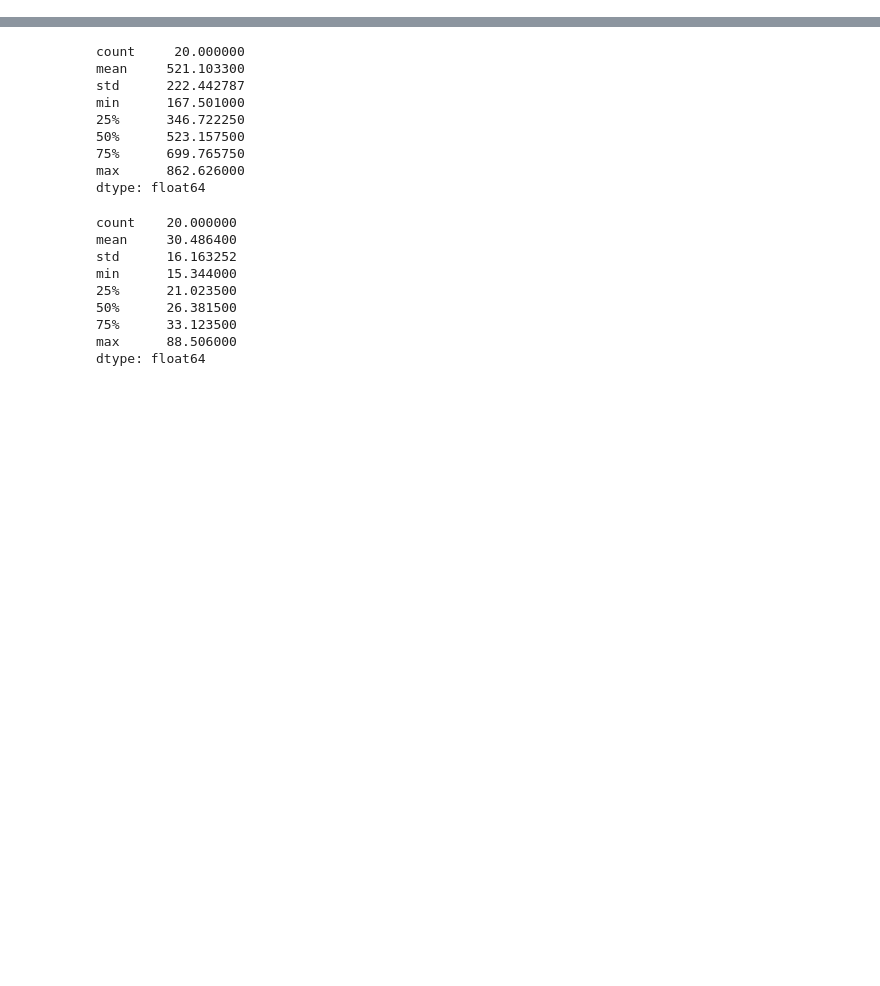
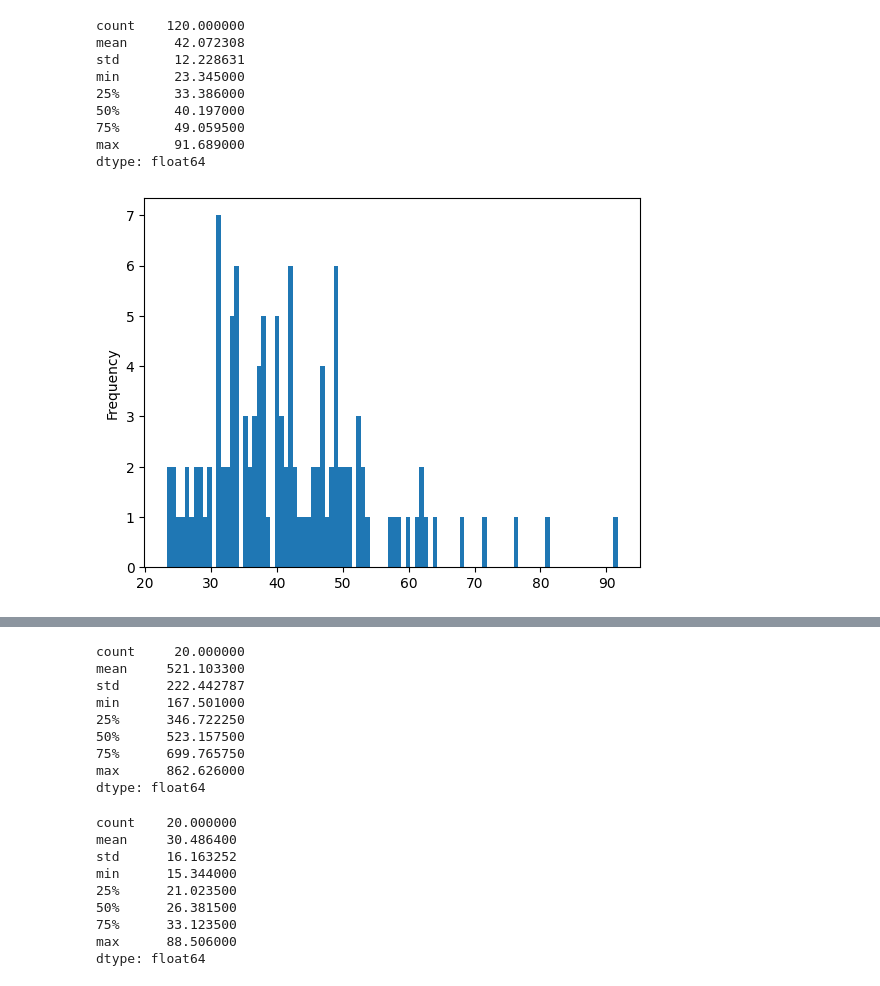
Before and after one commit to joshcc3/hft, a Jupyter notebook: notebooks/Untitled1.ipynb, the cells around one changed output, grey strips where cells are left out. Cells and saved outputs as stored; diff of their text form; code cells hidden in the pictures; blank space fills up the shorter version.

```diff
--- a/notebooks/Untitled1.ipynb
+++ b/notebooks/Untitled1.ipynb
@@ -18,0 +19,14 @@ dtype: float64
+# %%
+orderLatency.plot.hist(bins=100)
+orderLatency.describe()
+# %% [output]
+count    120.000000
+mean      42.072308
+std       12.228631
+min       23.345000
+25%       33.386000
+50%       40.197000
+75%       49.059500
+max       91.689000
+dtype: float64
+[figure, added]
```
Also changed, not shown: parts of 6 cells of this notebook, 4 other files.
